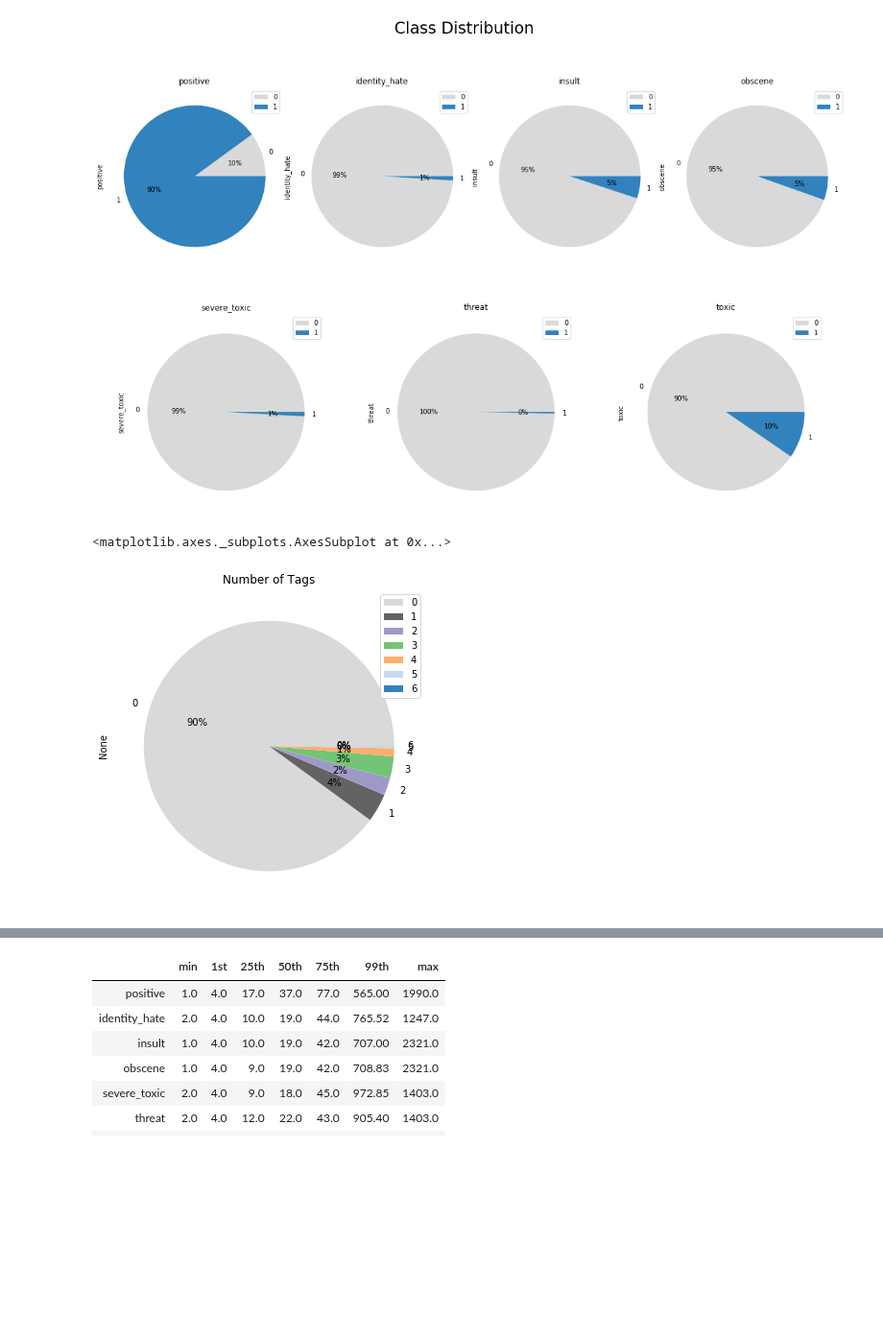
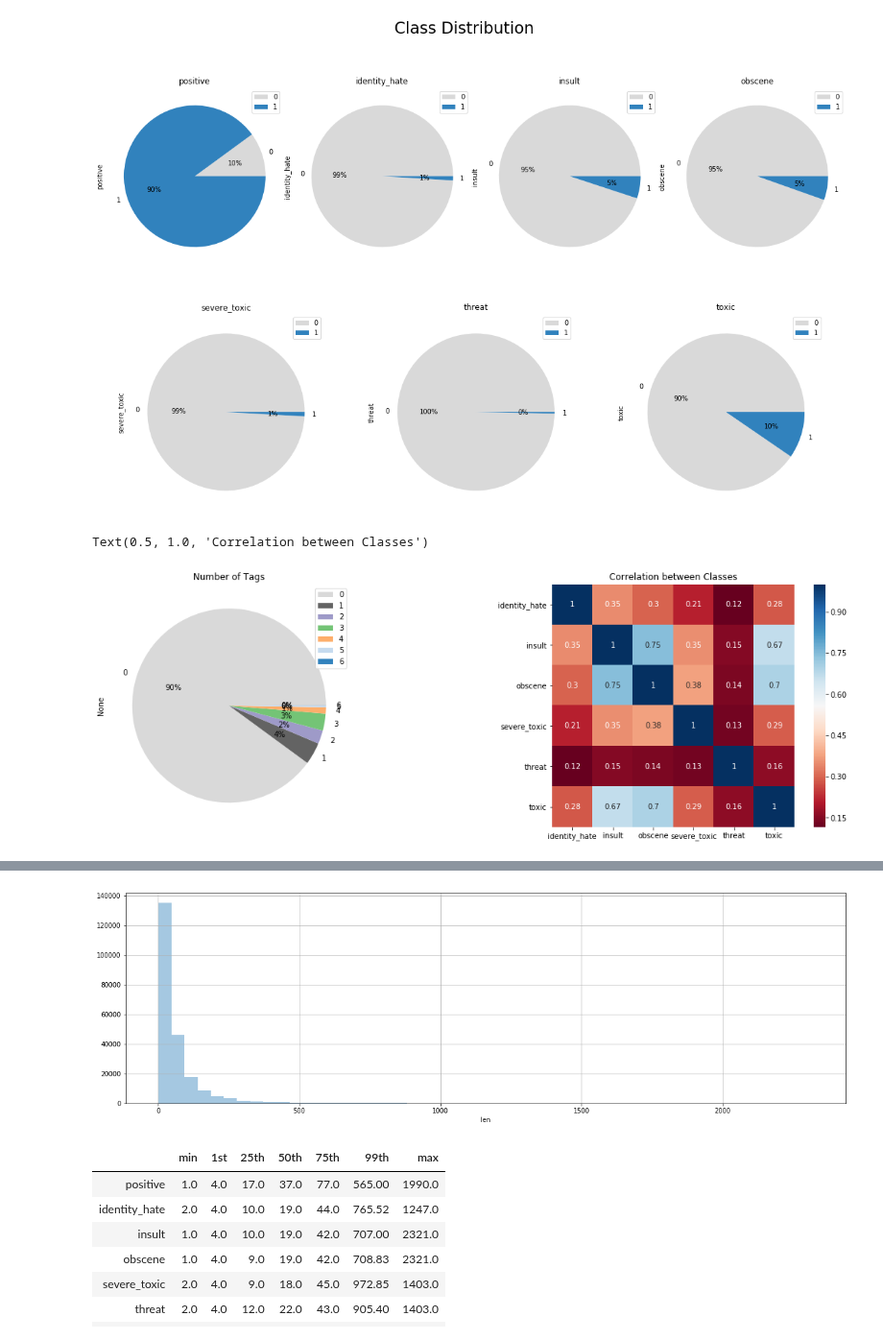
Before and after one commit to Ritvik19/Toxic-Comment-Classification, a Jupyter notebook: 01 EDA.ipynb, the cells around one changed output, grey strips where cells are left out. Shown at 96% size. Drawn from its saved outputs; the diff is of its cells as text; code cells hidden in the pictures; blank space fills up the shorter version.

```diff
--- a/01 EDA.ipynb
+++ b/01 EDA.ipynb
@@ -43,16 +43,24 @@ for i, col in enumerate(['positive']+target):
 # %% [output]
 [figure]
 # %%
-fig, ax = plt.subplots(figsize=(6,6))
-data[target].sum(1).value_counts(normalize=True, sort=False).plot.pie(ax=ax,
+fig, ax = plt.subplots(figsize=(20,6), nrows=1, ncols=2)
+data[target].sum(1).value_counts(normalize=True, sort=False).plot.pie(ax=ax[0],
                                                 legend=True, title='Number of Tags', colormap='tab20c_r',  autopct='%1.0f%%')
+sns.heatmap(data[target].corr(), ax=ax[1], annot=True, cmap='RdBu', square=True)
+ax[1].set_title('Correlation between Classes')
 # %% [output]
-<matplotlib.axes._subplots.AxesSubplot at 0x...>
+Text(0.5, 1.0, 'Correlation between Classes')
-[figure, old version]
+[figure, new version]
 # %%
 data['len'] = data['comment_text'].progress_apply(lambda x: len(x.split()))
 # %% [output]
 [interactive output not drawn]
+# %%
+fig, ax = plt.subplots(figsize=(20, 6))
+sns.distplot(data['len'], kde=False, norm_hist=False)
+ax.grid()
+# %% [output]
+[figure, added]
 # %%
 def describe(data):
     min_ = data.min()
```
Also changed, not shown: parts of 3 cells of this notebook.
